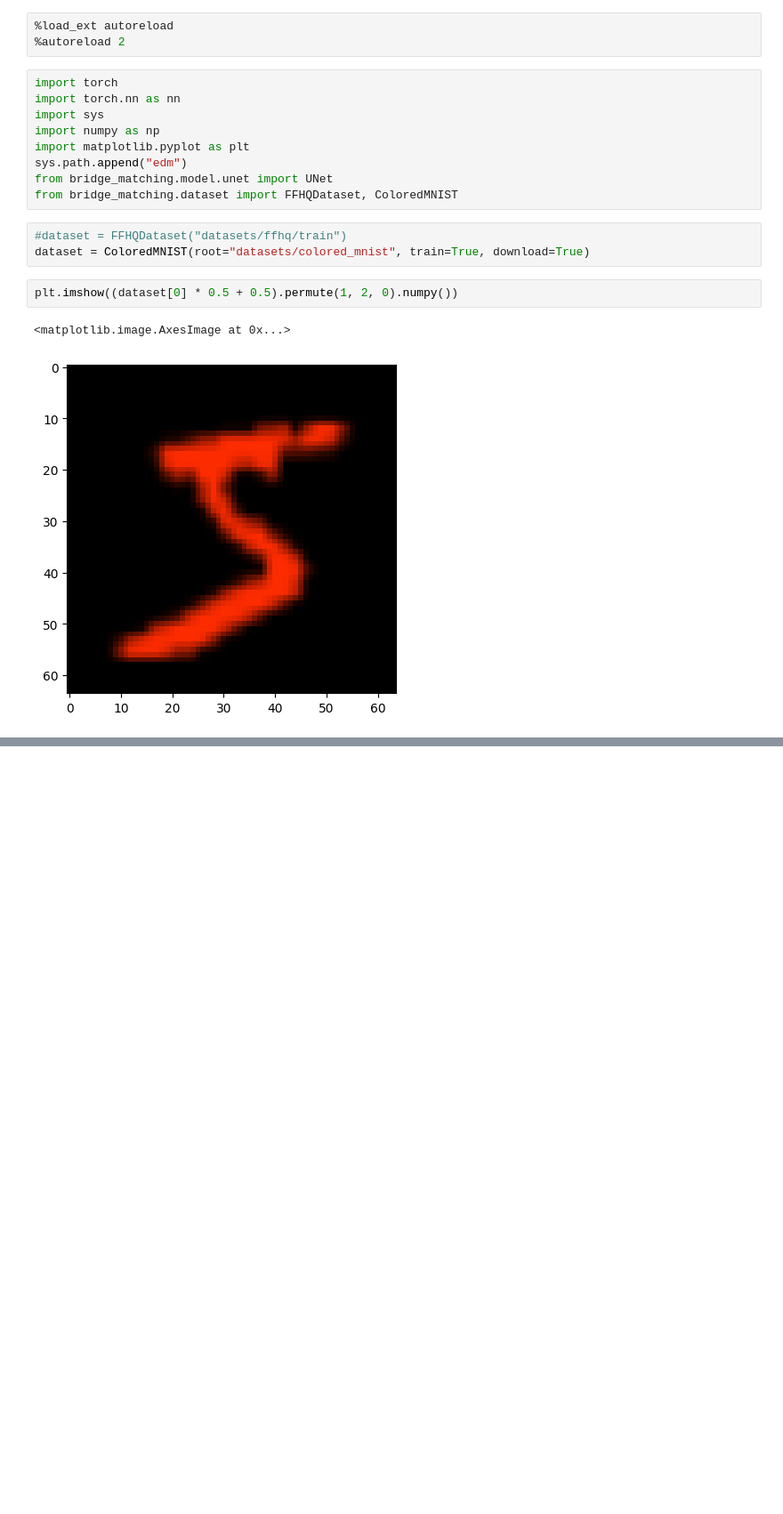
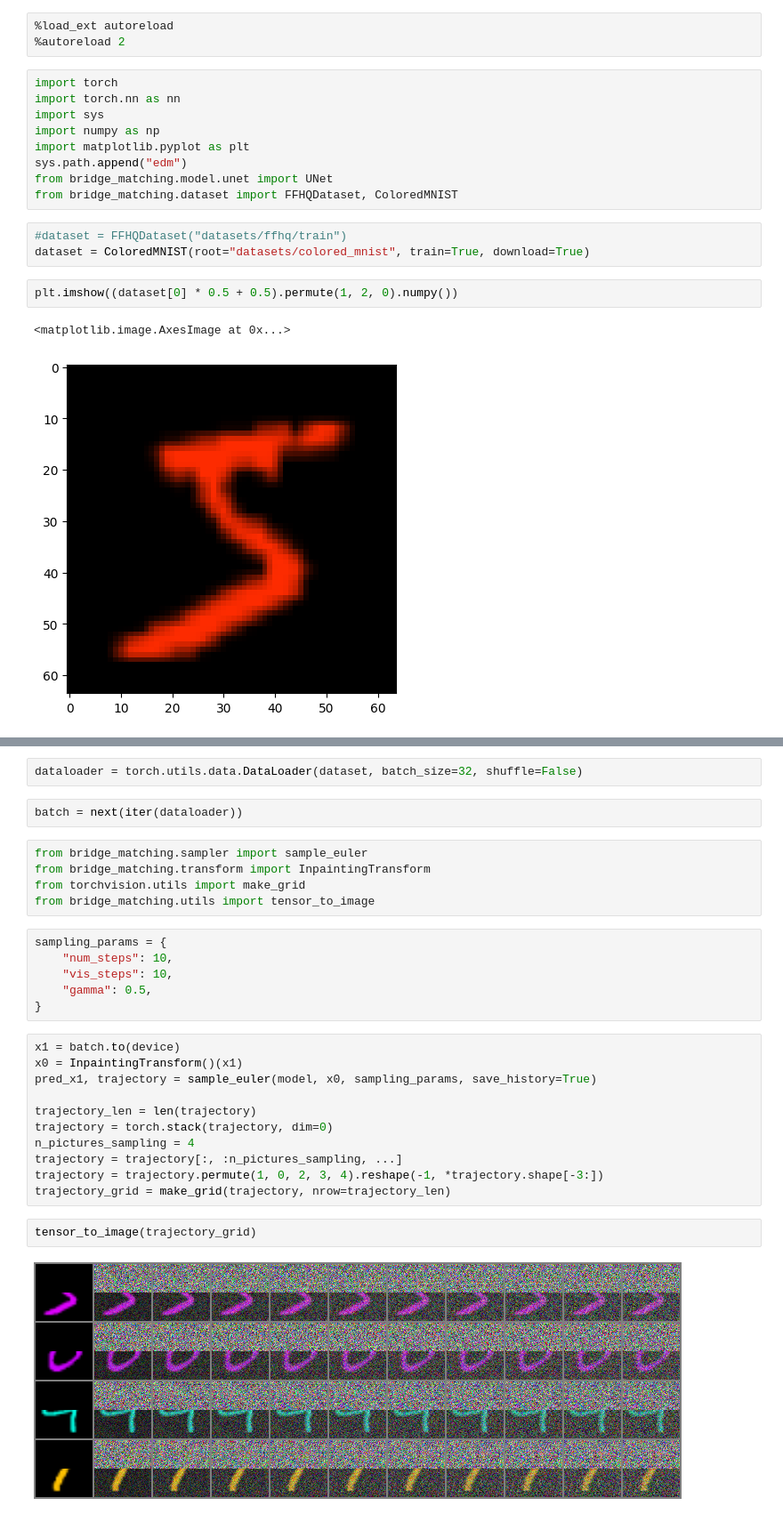
Before and after one commit to kkorolev1/bridge_matching, a Jupyter notebook: experiment.ipynb, the cells around one changed output, grey strips where cells are left out. Shown at 89% size. Cells and saved outputs as stored; diff of their text form; blank space fills up the shorter version.

```diff
--- a/experiment.ipynb
+++ b/experiment.ipynb
@@ -32,3 +48,33 @@ y = model(x, t)
 print(y.shape)
 # %% [output]
 torch.Size([8, 3, 64, 64])
+# %%
+dataloader = torch.utils.data.DataLoader(dataset, batch_size=32, shuffle=False)
+# %%
+batch = next(iter(dataloader))
+# %%
+from bridge_matching.sampler import sample_euler
+from bridge_matching.transform import InpaintingTransform
+from torchvision.utils import make_grid
+from bridge_matching.utils import tensor_to_image
+# %%
+sampling_params = {
+    "num_steps": 10,
+    "vis_steps": 10,
+    "gamma": 0.5,
+}
+# %%
+x1 = batch.to(device)
+x0 = InpaintingTransform()(x1)
+pred_x1, trajectory = sample_euler(model, x0, sampling_params, save_history=True)
+
+trajectory_len = len(trajectory)
+trajectory = torch.stack(trajectory, dim=0)
+n_pictures_sampling = 4
+trajectory = trajectory[:, :n_pictures_sampling, ...]
+trajectory = trajectory.permute(1, 0, 2, 3, 4).reshape(-1, *trajectory.shape[-3:])
+trajectory_grid = make_grid(trajectory, nrow=trajectory_len)
+# %%
+tensor_to_image(trajectory_grid)
+# %% [output]
+[figure, added]
```
Also changed, not shown: parts of 4 cells of this notebook, 6 other files.
